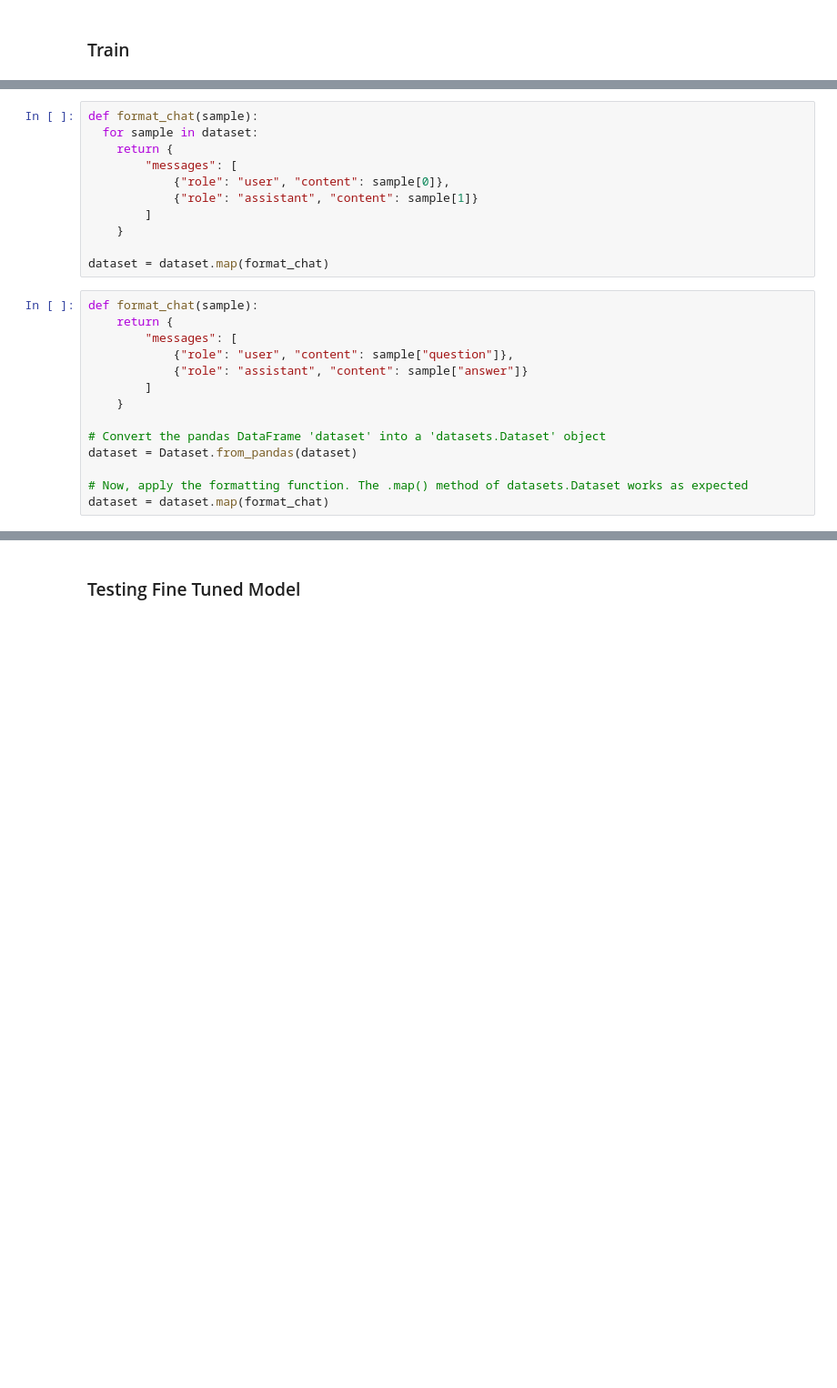
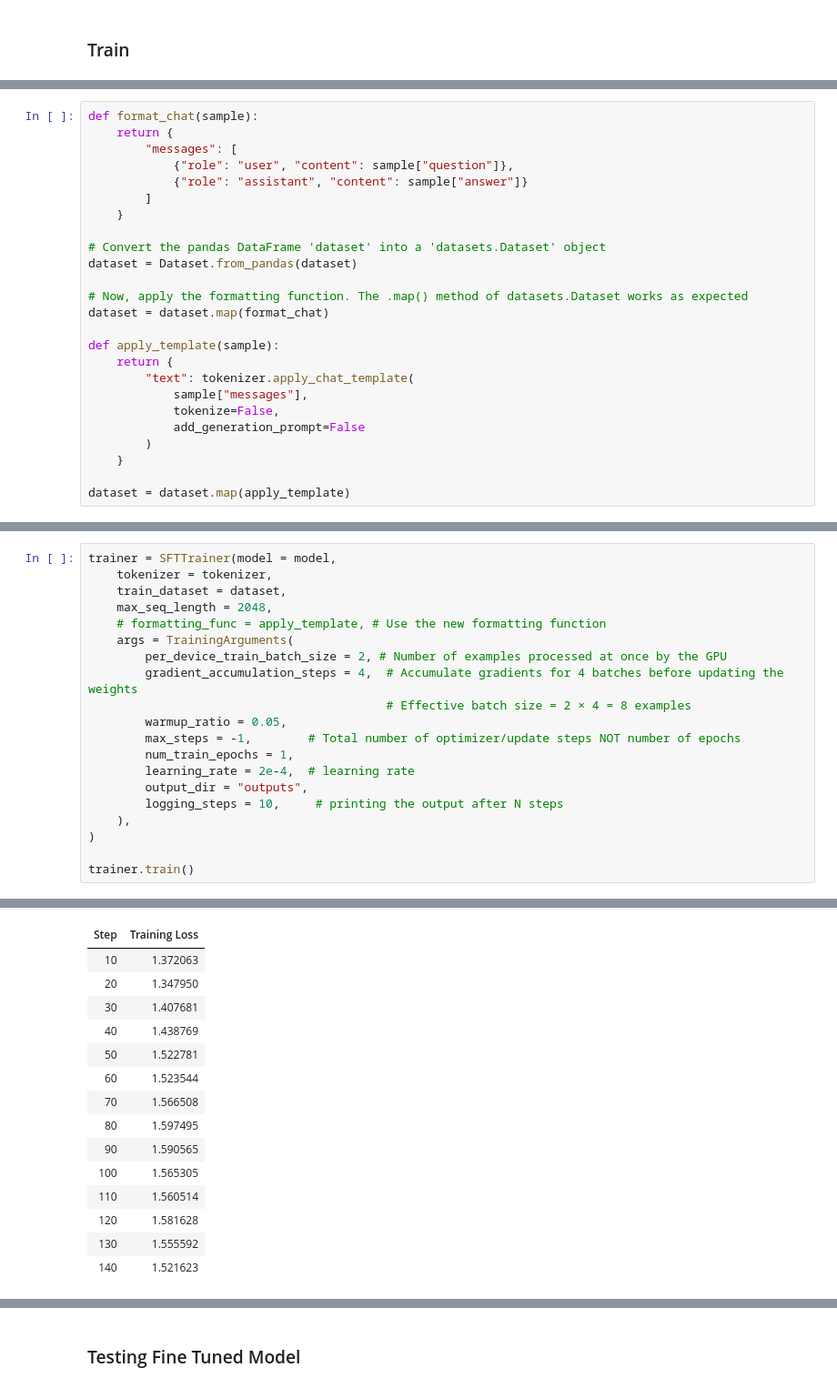
Before and after one commit to NikhilaGadge/Fine-Tuning-LLM, a Jupyter notebook: FineTuning Experimentation.ipynb, the cells around one changed output, grey strips where cells are left out. Shown at 91% size. Drawn from its saved outputs; the diff is of its cells as text; blank space fills up the shorter version.

```diff
--- a/FineTuning Experimentation.ipynb
+++ b/FineTuning Experimentation.ipynb
@@ -150,14 +153,3 @@ for i in dataset:
-# %%
-def format_chat(sample):
-  for sample in dataset:
-    return {
-        "messages": [
-            {"role": "user", "content": sample[0]},
-            {"role": "assistant", "content": sample[1]}
-        ]
-    }
-
-dataset = dataset.map(format_chat)
 # %%
 def format_chat(sample):
     return {
@@ -172,6 +164,17 @@ dataset = Dataset.from_pandas(dataset)
 
 # Now, apply the formatting function. The .map() method of datasets.Dataset works as expected
 dataset = dataset.map(format_chat)
+
+def apply_template(sample):
+    return {
+        "text": tokenizer.apply_chat_template(
+            sample["messages"],
+            tokenize=False,
+            add_generation_prompt=False
+        )
+    }
+
+dataset = dataset.map(apply_template)
 # %%
 dataset
 # %% [output]
@@ -218,0 +203,21 @@ ValueError: Unsloth: The `formatting_func` should return a list of processed str
+# %%
+trainer = SFTTrainer(model = model,
+    tokenizer = tokenizer,
+    train_dataset = dataset,
+    max_seq_length = 2048,
+    # formatting_func = apply_template, # Use the new formatting function
+    args = TrainingArguments(
+        per_device_train_batch_size = 2, # Number of examples processed at once by the GPU
+        gradient_accumulation_steps = 4,  # Accumulate gradients for 4 batches before updating the weights
+                                          # Effective batch size = 2 × 4 = 8 examples
+        warmup_ratio = 0.05,
+        max_steps = -1,        # Total number of optimizer/update steps NOT number of epochs
+        num_train_epochs = 1,
+        learning_rate = 2e-4,  # learning rate
+        output_dir = "outputs",
+        logging_steps = 10,     # printing the output after N steps
+    ),
+)
+
+trainer.train()
+# %% [output]
@@ -218,0 +232,15 @@ ValueError: Unsloth: The `formatting_func` should return a list of processed str
+| Step | Training Loss |
+| 10 | 1.372063 |
+| 20 | 1.347950 |
+| 30 | 1.407681 |
+| 40 | 1.438769 |
+| 50 | 1.522781 |
+| 60 | 1.523544 |
+| 70 | 1.566508 |
+| 80 | 1.597495 |
+| 90 | 1.590565 |
+| 100 | 1.565305 |
+| 110 | 1.560514 |
+| 120 | 1.581628 |
+| 130 | 1.555592 |
+| 140 | 1.521623 |
```
Also changed, not shown: parts of 12 cells of this notebook.
